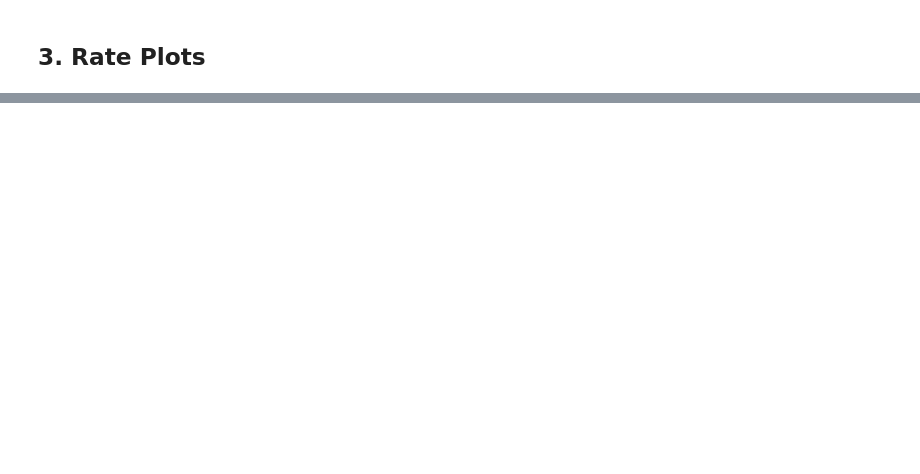
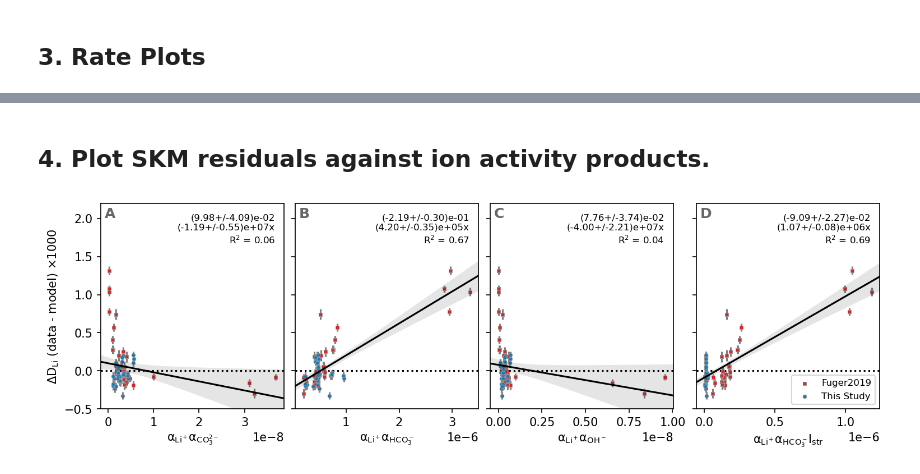
Before and after one commit to oscarbranson/supplementary, a Jupyter notebook: supplements/inorg_Li/02_Results.ipynb, the cells around one changed output, grey strips where cells are left out. Cells and saved outputs as stored; diff of their text form; code cells hidden in the pictures; blank space fills up the shorter version.

```diff
--- a/supplements/inorg_Li/02_Results.ipynb
+++ b/supplements/inorg_Li/02_Results.ipynb
@@ -782,0 +570,75 @@ fig.tight_layout()
+# %% [markdown]
+## 4. Plot SKM residuals against ion activity products.
+# %%
+dpred = SKM(Rp, *up)
+resid = DLi - dpred
+y = resid
+# %%
+# isolate useful solution variables
+mu = np.concatenate([df[database, 'mu'].values, fug[database, 'mu'].values])  # ionic strength
+la_OH = np.concatenate([df[database, 'la_OH-'].values, fug[database, 'la_OH-'].values])
+la_HCO3 = np.concatenate([df[database, 'la_HCO3-'].values, fug[database, 'la_HCO3-'].values])
+la_CO3 = np.concatenate([df[database, 'la_CO3-2'].values, fug[database, 'la_CO3-2'].values])
+la_Li = np.concatenate([df[database, 'la_Li+'].values, fug[database, 'la_Li+'].values])
+
+# keep track of which study the combined data are from
+study = np.concatenate([np.full(df.shape[0], 'This Study'), np.full(fug.shape[0], 'Fuger2019')])
+
+# calculate solution ion activity products
+Li_CO3 = 10**la_Li * 10**la_CO3
+Li_HCO3 = 10**la_Li * 10**la_HCO3
+Li_HCO3_mu = 10**la_Li * 10**la_HCO3 * mu
+Li_OH = 10**la_Li * 10**la_OH
+
+xvars = [
+    (Li_CO3, r'$\alpha_{Li^+} \alpha_{CO_3^{2-}}$'),
+    (Li_HCO3, r'$\alpha_{Li^+} \alpha_{HCO_3^-}$'),
+    (Li_OH, r'$\alpha_{Li^+} \alpha_{OH^-}$'),
+    (Li_HCO3_mu, r'$\alpha_{Li^+} \alpha_{HCO_3^-} I_{str}$'),
+    ]
+
+cvar = None
+copts = {}
+
+# make plot
+
+fig, axs = plt.subplots(1, len(xvars), figsize=[2.5 * len(xvars), 3], sharey=True, constrained_layout=True)
+
+labels = 'ABCD'
+
+for i, (xv, label) in enumerate(xvars):
+    ax = axs[i]
+    # for s in ['Fuger2019']:
+    for s in np.unique(study):
+        ind = study == s
+
+        c, m = mdict[s]
+
+        ax.scatter(xv[ind], nom(y[ind]) * 1e3, s=10, c=c, marker=m, lw=0.5, edgecolor=(.6,.6,.6), **copts, label=s)
+        ax.errorbar(xv[ind], nom(y[ind]) * 1e3, yerr=err(y[ind]) * 1e3, fmt='none', c='grey', zorder=-3)
+        ax.set_xlabel(label)
+
+    up = un.correlated_values(*np.polyfit(xv, nom(y) * 1e3, 1, cov=True))
+
+    xlim = ax.get_xlim()
+    ax.set_xlim(xlim)
+    xn = np.linspace(*xlim)
+    pred = np.polyval(up, xn)
+
+    r2 = r2_score(nom(y) * 1e3, nom(np.polyval(up, xv)))
+
+    ax.plot(xn, nom(pred), color='k')
+    ax.fill_between(xn, nom(pred) - 1.96 * err(pred), nom(pred) + 1.96 * err(pred), alpha=0.1, color='k', lw=0)
+    ax.text(0.95, 0.95, f'{up[1]:.2e}\n{up[0]:.2e}x\n$R^2$ = {r2:.2f}', transform=ax.transAxes, va='top', ha='right', fontsize=8)
+    ax.text(0.02, 0.98, labels[i], transform=ax.transAxes, va='top', ha='left', fontsize=12, weight='bold', color=(.4,.4,.4))
+
+axs[0].set_ylim(-0.5, 2.2)
+
+axs[0].set_ylabel('$\Delta D_{Li}$ (data - model) $\\times 1000$')
+
+axs[-1].legend(fontsize=8, loc='lower right')
+
+for ax in axs:
+    ax.axhline(0, ls=':', c='k', zorder=-1)
+# %% [output]
+[figure, added]
```
Also changed, not shown: parts of 13 cells of this notebook, 2 other files.
